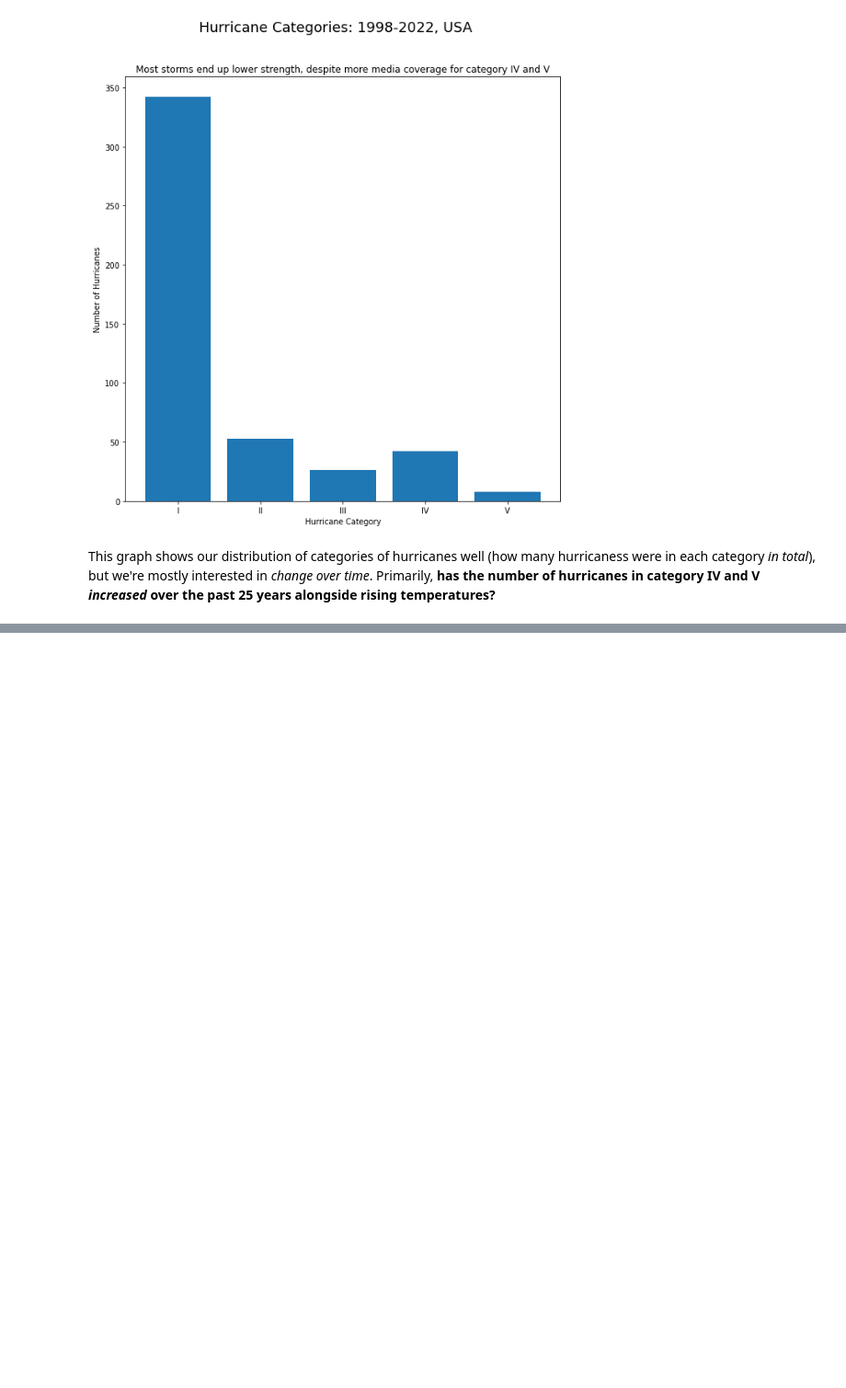
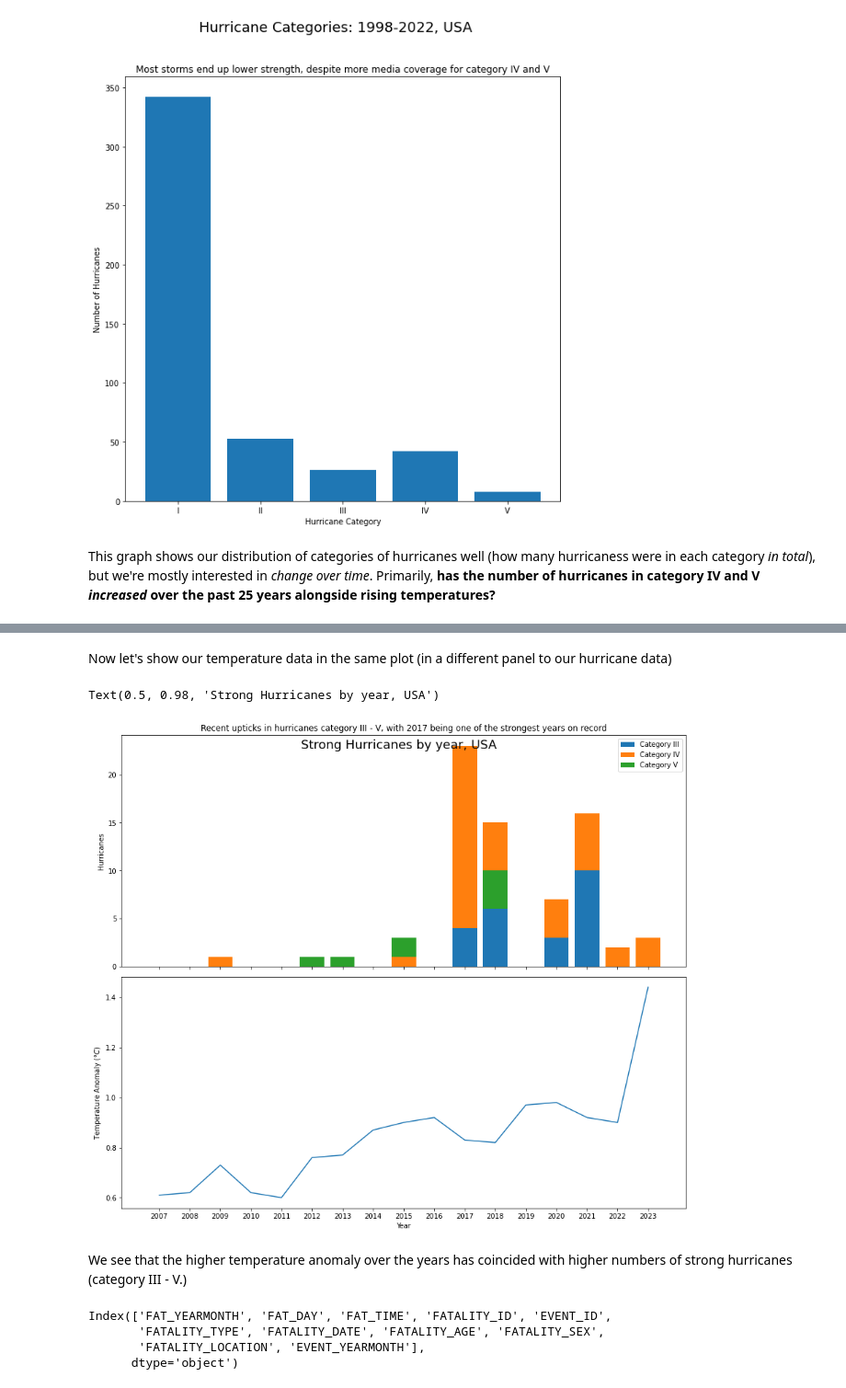
Before and after one commit to andrewbowen19/storiesDATA608, a Jupyter notebook: _build/jupyter_execute/story5.ipynb, the cells around one changed output, grey strips where cells are left out. Shown at 92% size. Saved outputs shown, nothing was run; the diff lists cells and outputs as text; code cells hidden in the pictures; blank space fills up the shorter version.

```diff
--- a/_build/jupyter_execute/story5.ipynb
+++ b/_build/jupyter_execute/story5.ipynb
@@ -252,0 +256,35 @@ Text(0.5, 0.98, 'Hurricane Categories by year, USA')
+# %% [markdown]
+Now let's show our temperature data in the same plot (in a different panel to our hurricane data)
+# %%
+# Get recent year temperature data
+recent_temps = temps.loc[temps.year.astype(int) >= 2007]
+# %%
+f, axes = plt.subplots(2, 1, figsize=(12, 10), sharex=True)
+f.tight_layout(pad=0.5)
+
+# Plot Hurricanes per year
+axes[0].bar(categories_per_year.YEAR, categories_per_year.III, label='Category III')
+axes[0].bar(categories_per_year.YEAR, categories_per_year.IV, bottom=categories_per_year.III, label='Category IV')
+axes[0].bar(categories_per_year.YEAR, categories_per_year.V, bottom=categories_per_year.IV, label='Category V')
+axes[0].set_ylabel("Hurricanes")
+axes[0].legend()
+
+# Plot recent time series of temperature anomaly
+axes[1].plot(recent_temps['year'], recent_temps['anomaly'])
+axes[1].set_ylabel(r"Temperature Anomaly ($\degree C$)")
+axes[1].set_xlabel("Year")
+
+axes[0].set_title("Recent upticks in hurricanes category III - V, with 2017 being one of the strongest years on record")
+f.suptitle("Strong Hurricanes by year, USA", fontsize=18)
+# %% [output]
+Text(0.5, 0.98, 'Strong Hurricanes by year, USA')
+[figure, added]
+# %% [markdown]
+We see that the higher temperature anomaly over the years has coincided with higher numbers of strong hurricanes (category III - V.)
+# %%
+fatalities.columns
+# %% [output]
+Index(['FAT_YEARMONTH', 'FAT_DAY', 'FAT_TIME', 'FATALITY_ID', 'EVENT_ID',
+       'FATALITY_TYPE', 'FATALITY_DATE', 'FATALITY_AGE', 'FATALITY_SEX',
+       'FATALITY_LOCATION', 'EVENT_YEARMONTH'],
+      dtype='object')
```
Also changed, not shown: parts of 9 cells of this notebook, 12 other files.
